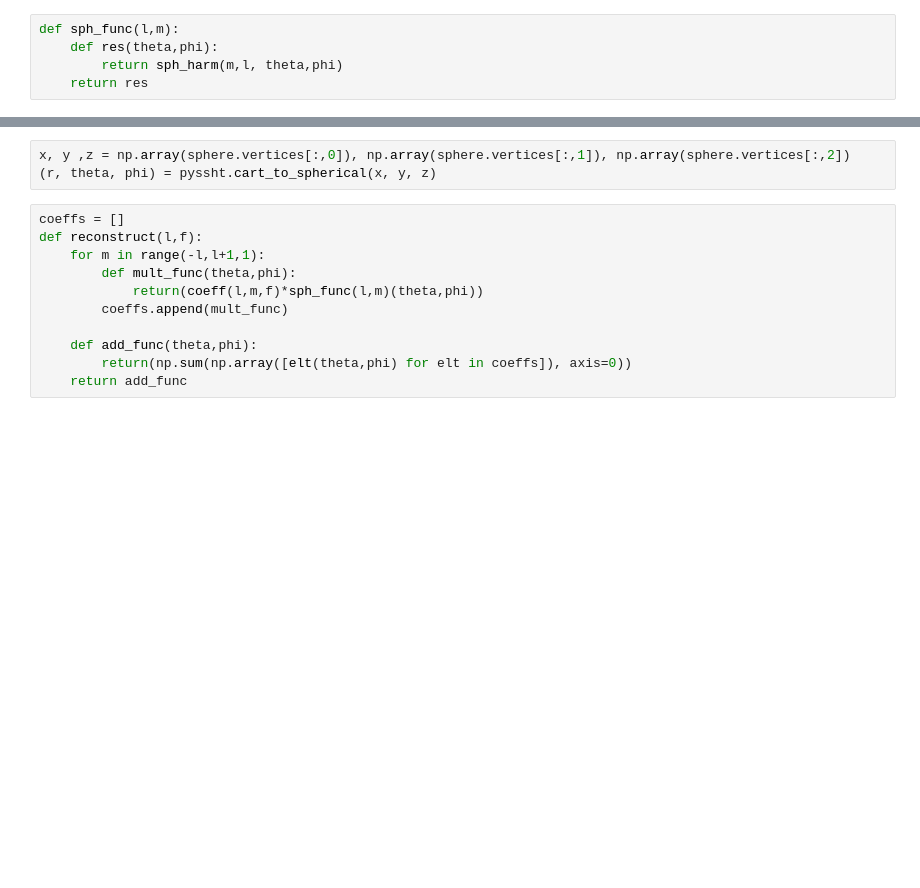
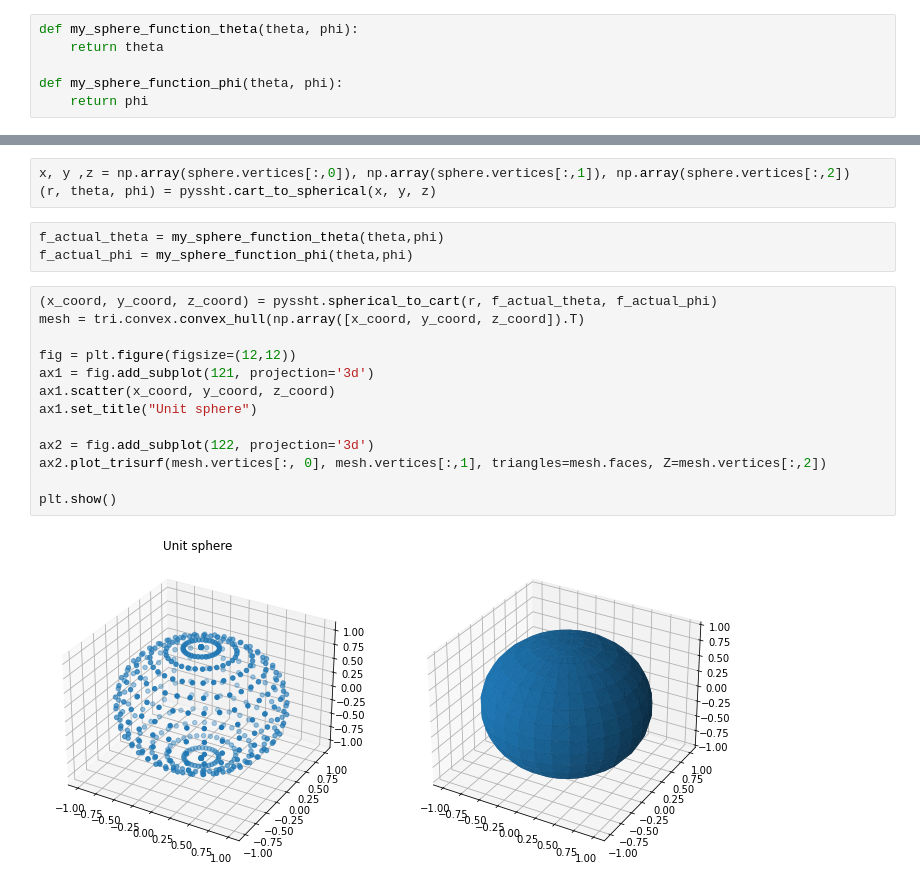
Before and after one commit to tbesnier/bm-shapes, a Jupyter notebook: examples/Spherical harmonic decompostion.ipynb, the cells around one changed output, grey strips where cells are left out. Saved outputs shown, nothing was run; the diff lists cells and outputs as text; blank space fills up the shorter version.

```diff
--- a/examples/Spherical harmonic decompostion.ipynb
+++ b/examples/Spherical harmonic decompostion.ipynb
@@ -25,5 +140,6 @@ np.conj(sph_harm(1, 2,0.1,0.1))
 # %%
-def sph_func(l,m):
-    def res(theta,phi):
-        return sph_harm(m,l, theta,phi)
-    return res
+def my_sphere_function_theta(theta, phi):
+    return theta
+
+def my_sphere_function_phi(theta, phi):
+    return phi
@@ -39,14 +146,21 @@ coeff(5,2, f_test)
 # %%
 x, y ,z = np.array(sphere.vertices[:,0]), np.array(sphere.vertices[:,1]), np.array(sphere.vertices[:,2])
 (r, theta, phi) = pyssht.cart_to_spherical(x, y, z)
-# %%
-coeffs = []
-def reconstruct(l,f):
-    for m in range(-l,l+1,1):
-        def mult_func(theta,phi):
-            return(coeff(l,m,f)*sph_func(l,m)(theta,phi))
-        coeffs.append(mult_func)
-
-    def add_func(theta,phi):
-        return(np.sum(np.array([elt(theta,phi) for elt in coeffs]), axis=0))
-    return add_func
+# %%
+f_actual_theta = my_sphere_function_theta(theta,phi)
+f_actual_phi = my_sphere_function_phi(theta,phi)
+# %%
+(x_coord, y_coord, z_coord) = pyssht.spherical_to_cart(r, f_actual_theta, f_actual_phi)
+mesh = tri.convex.convex_hull(np.array([x_coord, y_coord, z_coord]).T)
+
+fig = plt.figure(figsize=(12,12))
+ax1 = fig.add_subplot(121, projection='3d')
+ax1.scatter(x_coord, y_coord, z_coord)
+ax1.set_title("Unit sphere")
+
+ax2 = fig.add_subplot(122, projection='3d')
+ax2.plot_trisurf(mesh.vertices[:, 0], mesh.vertices[:,1], triangles=mesh.faces, Z=mesh.vertices[:,2])
+
+plt.show()
+# %% [output]
+[figure, added]
```
Also changed, not shown: parts of 16 cells of this notebook, 1 other file.
